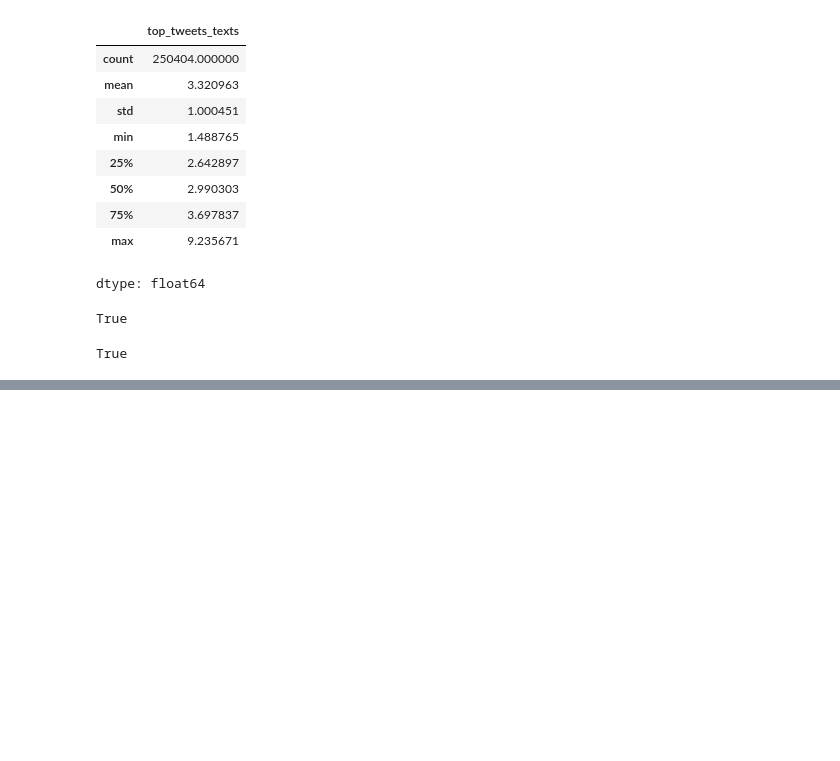
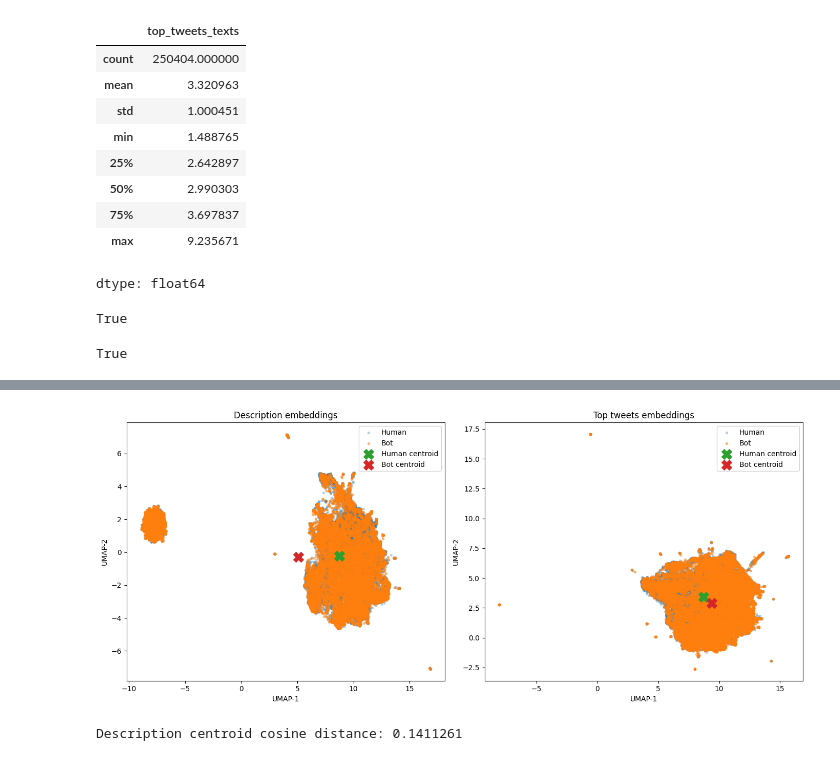
Before and after one commit to julwdo/thesis, a Jupyter notebook: 01_codes/03_nlp_project_main_old.ipynb, the cells around one changed output, grey strips where cells are left out. Cells and saved outputs as stored; diff of their text form; code cells hidden in the pictures; blank space fills up the shorter version.

```diff
--- a/01_codes/03_nlp_project_main_old.ipynb
+++ b/01_codes/03_nlp_project_main_old.ipynb
@@ -902,8 +902,9 @@ idx_human = np.where(y_train == 0)[0]
 idx_human_sub = rng.choice(idx_human, size=len(idx_bot), replace=False)
 idx_balanced = np.concatenate([idx_bot, idx_human_sub])
 
-X_train_balanced = X_train_scaled.iloc[idx_balanced]
-y_train_balanced = y_train.iloc[idx_balanced]
+X_train_desc_balanced = X_train_desc_values[idx_balanced]
+X_train_tweet_balanced = X_train_tweet_values[idx_balanced]
+y_train_balanced = y_train_values[idx_balanced]
 # %%
 import umap
 
@@ -914,4 +915,5 @@ umap_model = umap.UMAP(
     random_state=42
 )
 
-X_train_desc_2d = umap_model.fit_transform(X_train_desc_b)
+X_train_desc_2d = umap_model.fit_transform(X_train_desc_balanced)
+X_train_tweet_2d = umap_model.fit_transform(X_train_tweet_balanced)
@@ -938,0 +920,72 @@ plt.show()
+# %%
+# Description centroids (UMAP space)
+c_desc_2d_h = X_train_desc_2d[y_train_balanced == 0].mean(axis=0)
+c_desc_2d_b = X_train_desc_2d[y_train_balanced == 1].mean(axis=0)
+
+# Top tweets centroids (UMAP space)
+c_tweet_2d_h = X_train_tweet_2d[y_train_balanced == 0].mean(axis=0)
+c_tweet_2d_b = X_train_tweet_2d[y_train_balanced == 1].mean(axis=0)
+# %%
+fig, axes = plt.subplots(1, 2, figsize=(14, 6), sharex=False, sharey=False)
+
+# Description embeddings
+axes[0].scatter(
+    X_train_desc_2d[y_train_balanced==0, 0], X_train_desc_2d[y_train_balanced==0, 1],
+    s=8, alpha=0.25, label="Human"
+)
+axes[0].scatter(
+    X_train_desc_2d[y_train_balanced==1, 0], X_train_desc_2d[y_train_balanced==1, 1],
+    s=8, alpha=0.5, label="Bot"
+)
+axes[0].scatter(
+    *c_desc_2d_h,
+    marker="X", s=200, linewidths=1,
+    label="Human centroid"
+)
+axes[0].scatter(
+    *c_desc_2d_b,
+    marker="X", s=200, linewidths=1,
+    label="Bot centroid"
+)
+axes[0].set_title("Description embeddings")
+
+# Top tweets embeddings
+axes[1].scatter(
+    X_train_tweet_2d[y_train_balanced==0, 0], X_train_tweet_2d[y_train_balanced==0, 1],
+    s=8, alpha=0.25, label="Human"
+)
+axes[1].scatter(
+    X_train_tweet_2d[y_train_balanced==1, 0], X_train_tweet_2d[y_train_balanced==1, 1],
+    s=8, alpha=0.5, label="Bot"
+)
+axes[1].scatter(
+    *c_tweet_2d_h,
+    marker="X", s=200, linewidths=1,
+    label="Human centroid"
+)
+axes[1].scatter(
+    *c_tweet_2d_b,
+    marker="X", s=200, linewidths=1,
+    label="Bot centroid"
+)
+axes[1].set_title("Top tweets embeddings")
+
+for ax in axes:
+    ax.legend()
+    ax.set_xlabel("UMAP-1")
+    ax.set_ylabel("UMAP-2")
+
+plt.tight_layout()
+plt.show()
+# %% [output]
+[figure, added]
+# %%
+from numpy.linalg import norm
+
+c_desc_h = X_train_desc_balanced[y_train_balanced==0].mean(axis=0)
+c_desc_b = X_train_desc_balanced[y_train_balanced==1].mean(axis=0)
+
+cos_dist_desc = 1 - np.dot(c_desc_h, c_desc_b) / (norm(c_desc_h) * norm(c_desc_b))
+print("Description centroid cosine distance:", cos_dist_desc)
+# %% [output]
+Description centroid cosine distance: 0.1411261
```
Also changed, not shown: parts of 2 cells of this notebook.
